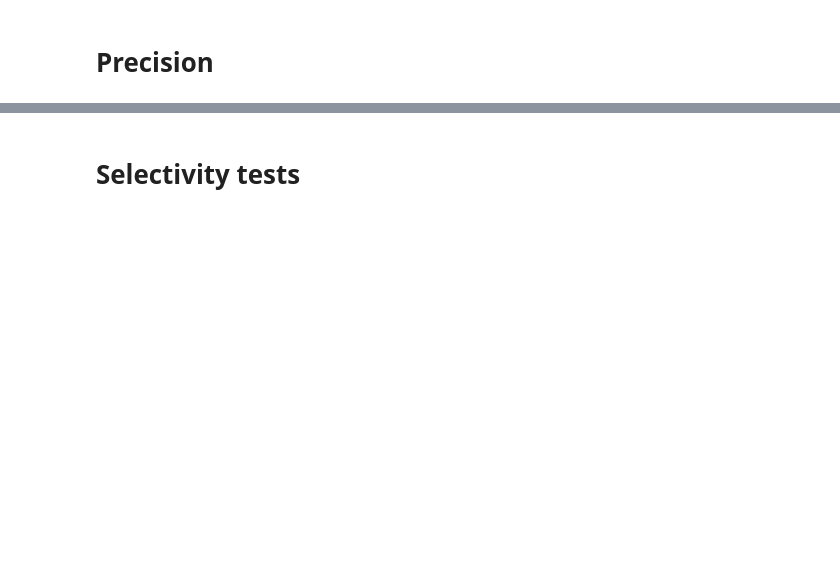
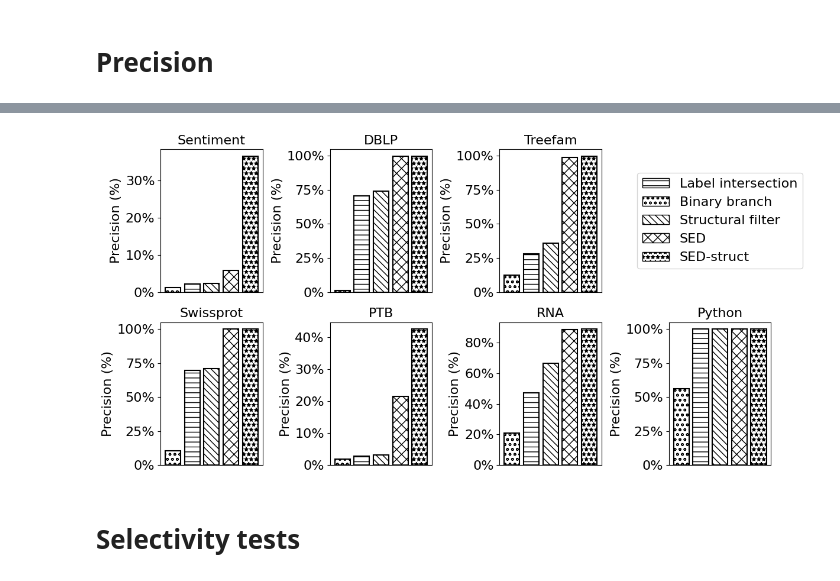
Before and after one commit to LukMRVC/ted-search, a Jupyter notebook: article/graphs.ipynb, the cells around one changed output, grey strips where cells are left out. Cells and saved outputs as stored; diff of their text form; code cells hidden in the pictures; blank space fills up the shorter version.

```diff
--- a/article/graphs.ipynb
+++ b/article/graphs.ipynb
@@ -227,39 +306,41 @@ filter_df[filter_df['dataset'] == 'Python']
 # %%
 import matplotlib.ticker as mtick
 
-fig, axes = plt.subplots(2, 4, figsize=(20, 10))
+fig, axes = plt.subplots(2, 4, figsize=(12, 6))
 axes = axes.ravel()
 
 for idx, dataset in enumerate(real_datasets):
   dataset_name = dataset.capitalize() if dataset not in ('dblp', 'rna', 'ptb') else dataset.upper()
   dataset_data = filter_df[filter_df['dataset'] == dataset_name]
   ax = axes[idx + (1 if idx >= 3 else 0)]
 
   for i, (algorithm, group) in enumerate(dataset_data.groupby('algorithm', sort=False)):
     val = group['precision_percent'].values[0]
     bar = ax.bar(i, val, color='white', edgecolor='black', linewidth=1.5, hatch=hatch_patterns[algorithm])
 
   ax.set_xticks([])
-  ax.set_ylabel('Precision (%)', fontsize=14)
+  ax.set_ylabel('Precision (%)', fontsize=16)
 
   # Conditional decimal formatting: only swissprot gets decimals
   decimals = 0
   ax.yaxis.set_major_formatter(mtick.PercentFormatter(decimals=decimals))
 
-  ax.tick_params(axis='y', labelsize=14)
+  ax.tick_params(axis='y', labelsize=16)
   ax.set_title(dataset_name, fontsize=16)
 
 # Use the last subplot for the legend
 from matplotlib.patches import Patch
 legend_elements = [Patch(facecolor='white', edgecolor='black', hatch=hatch, label=alg)
                    for alg, hatch in hatch_patterns.items()]
 
 axes[3].axis('off')
 axes[3].legend(handles=legend_elements, loc='center', fontsize=16, frameon=True)
 
 plt.tight_layout()
 plt.savefig('precision_real_datasets.pdf', format='pdf', bbox_inches='tight')
 plt.show()
+# %% [output]
+[figure, added]
 # %% [markdown]
 # Selectivity tests
 # %%
```
Also changed, not shown: parts of 18 cells of this notebook.
